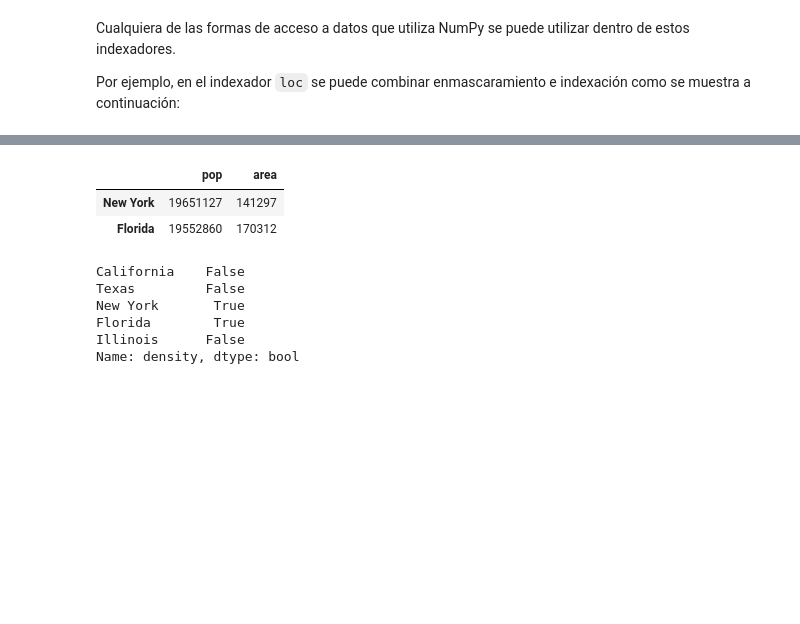
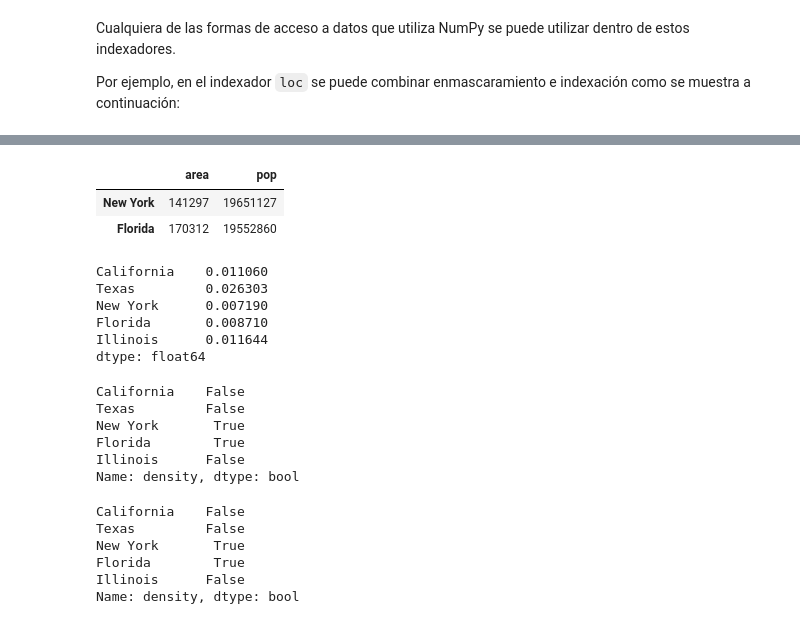
Before and after one commit to ClaraLL7/DS-part-time-sep2020, a Jupyter notebook: semana_6/dia_1/2_BasicPandas.ipynb, the cells around one changed output, grey strips where cells are left out. Cells and saved outputs as stored; diff of their text form; code cells hidden in the pictures; blank space fills up the shorter version.

```diff
--- a/semana_6/dia_1/2_BasicPandas.ipynb
+++ b/semana_6/dia_1/2_BasicPandas.ipynb
@@ -368,9 +459,27 @@ Por ejemplo, en el indexador ``loc`` se puede combinar enmascaramiento e indexac
 # %%
-data.loc[data.density > 100,['pop','area']]
+data.loc[data.density > 100, ['area', 'pop']]
 # %% [output]
-|  | pop | area |
-| New York | 19651127 | 141297 |
-| Florida | 19552860 | 170312 |
+|  | area | pop |
+| New York | 141297 | 19651127 |
+| Florida | 170312 | 19552860 |
+# %%
+data['area']/data['pop']
+# %% [output]
+California    0.011060
+Texas         0.026303
+New York      0.007190
+Florida       0.008710
+Illinois      0.011644
+dtype: float64
+# %%
+data.density > 100
+# %% [output]
+California    False
+Texas         False
+New York       True
+Florida        True
+Illinois      False
+Name: density, dtype: bool
 # %%
 data.density > 100
 # %% [output]
```
Also changed, not shown: parts of 20 cells of this notebook, 20 other files.
